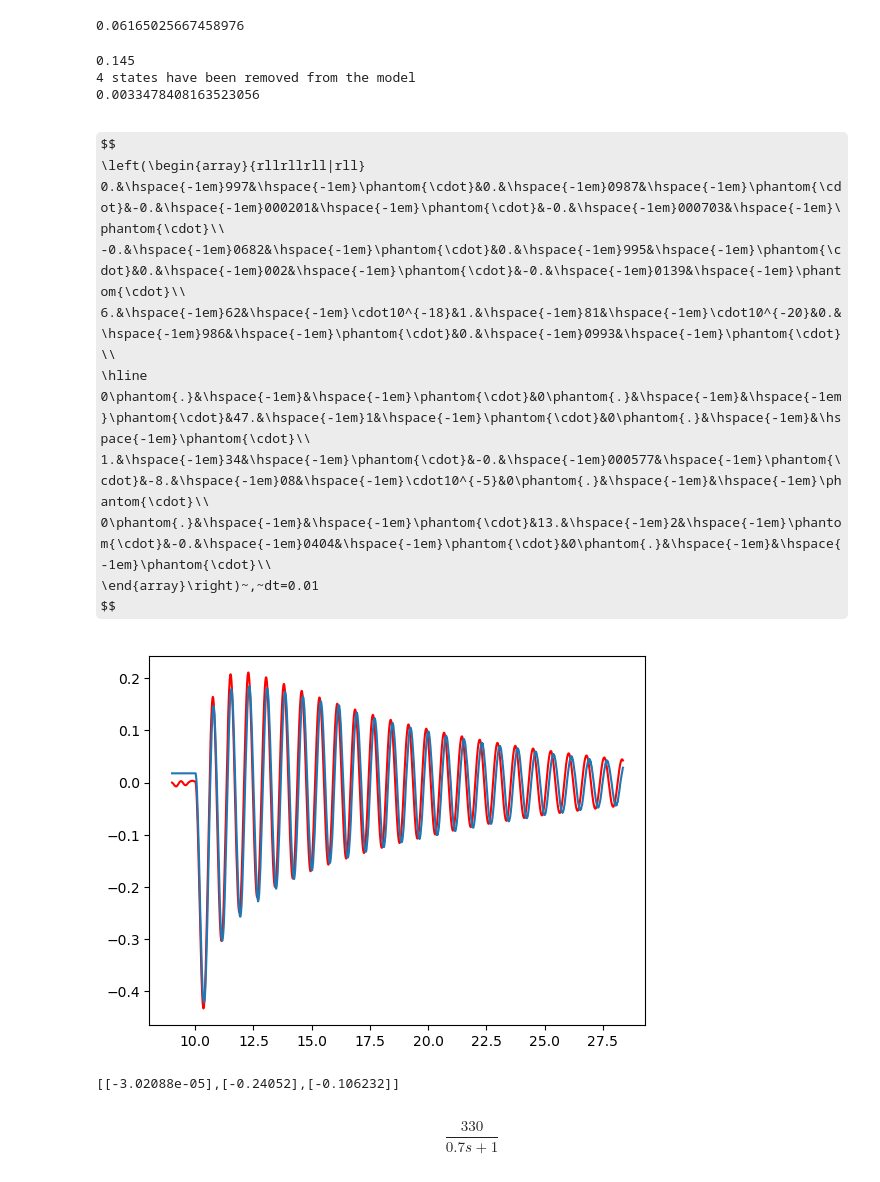
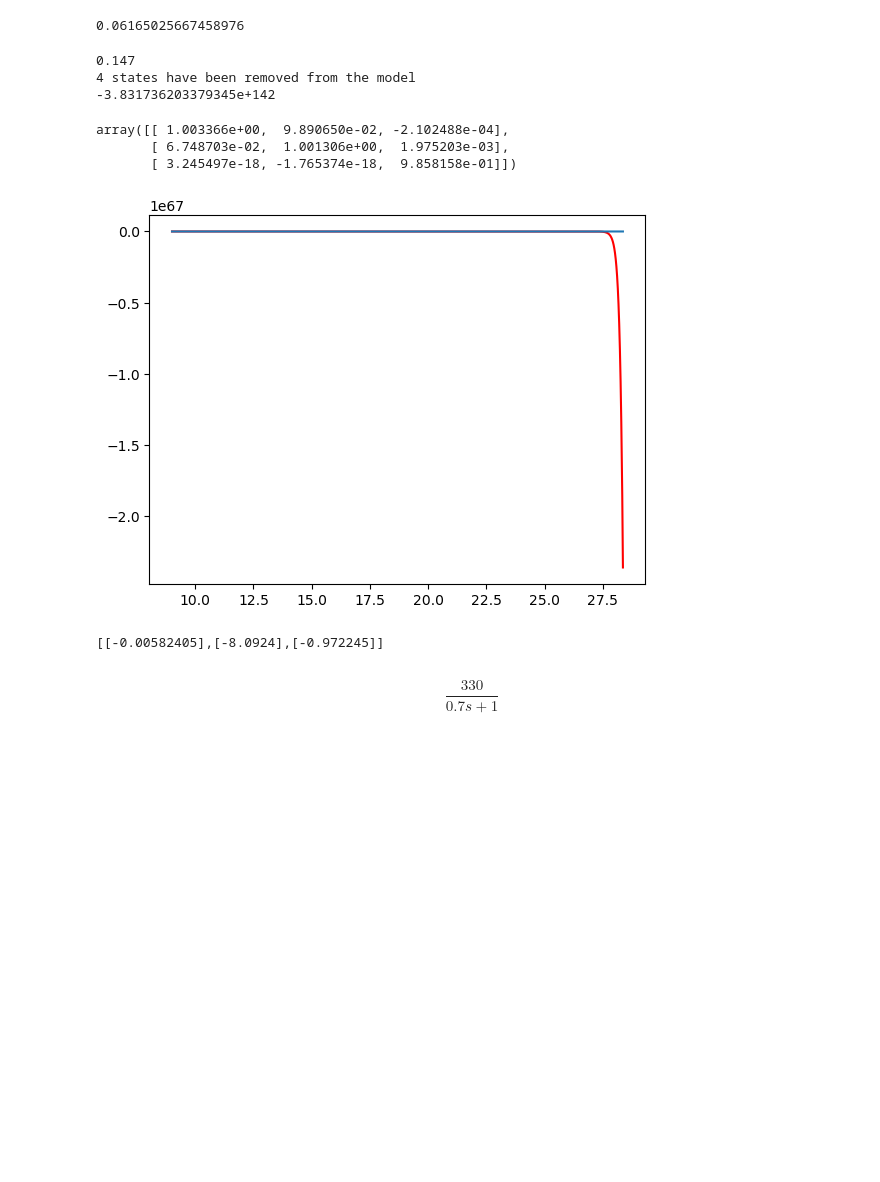
Before and after one commit to 02alexander/companion, a Jupyter notebook: analysis/inv_pend.ipynb, the cells around one changed output. Saved outputs shown, nothing was run; the diff lists cells and outputs as text; code cells hidden in the pictures; some formulas as TeX source; blank space fills up the shorter version.

```diff
--- a/analysis/inv_pend.ipynb
+++ b/analysis/inv_pend.ipynb
@@ -45,53 +45,45 @@ K = 330
 g = 9.81
 #r = (0.150*(mwheel + mmotor) + rcg/1000 * mstang) /(mwheel + mmotor + mstang)
 #r = 0.150 # real distance from axis, but the center of mass is closer to the roation axis
-r = 0.145
+r = 0.147
 print(r)
 
 est_rotratio = rotratio*0.65
 Gmotor = ct.tf([K], [T, 1])
 RtoTheta = ct.tf([-est_rotratio,0], [1, 0.2, -g / r]) * Gmotor
 
 deriv = ct.tf([1,0], [1])
 integral = ct.tf([1], [1, 0])
 
 ident = ct.tf([1], [1])
 sys = ct.minreal(ct.interconnect(
     [ident, Gmotor, RtoTheta, RtoTheta*deriv],
     name="system",
     connections=[
         [(1, 0), (0, 0)],
         [(2, 0), (0, 0)],
         [(3, 0), (0, 0)],
     ],
     inplist=(0, 0),
     outlist=[(1, 0), (2, 0), (3, 0)],
 ))
 sysd = ct.c2d(sys, Ts)
 
 resp = ct.forced_response(sysd, U=control)
 
 npoints = 2000
 plt.plot(ts[:npoints], resp.y[1][:npoints], "red")
 plt.plot(ts[:npoints], pend_angle[:npoints])
 print(resp.y[1][-1])
-sysd
+sysd.A
 # %% [output]
-0.145
+0.147
 4 states have been removed from the model
-0.0033478408163523056
+-3.831736203379345e+142
-$$
-\left(\begin{array}{rllrllrll|rll}
-0.&\hspace{-1em}997&\hspace{-1em}\phantom{\cdot}&0.&\hspace{-1em}0987&\hspace{-1em}\phantom{\cdot}&-0.&\hspace{-1em}000201&\hspace{-1em}\phantom{\cdot}&-0.&\hspace{-1em}000703&\hspace{-1em}\phantom{\cdot}\\
--0.&\hspace{-1em}0682&\hspace{-1em}\phantom{\cdot}&0.&\hspace{-1em}995&\hspace{-1em}\phantom{\cdot}&0.&\hspace{-1em}002&\hspace{-1em}\phantom{\cdot}&-0.&\hspace{-1em}0139&\hspace{-1em}\phantom{\cdot}\\
-6.&\hspace{-1em}62&\hspace{-1em}\cdot10^{-18}&1.&\hspace{-1em}81&\hspace{-1em}\cdot10^{-20}&0.&\hspace{-1em}986&\hspace{-1em}\phantom{\cdot}&0.&\hspace{-1em}0993&\hspace{-1em}\phantom{\cdot}\\
-\hline
-0\phantom{.}&\hspace{-1em}&\hspace{-1em}\phantom{\cdot}&0\phantom{.}&\hspace{-1em}&\hspace{-1em}\phantom{\cdot}&47.&\hspace{-1em}1&\hspace{-1em}\phantom{\cdot}&0\phantom{.}&\hspace{-1em}&\hspace{-1em}\phantom{\cdot}\\
-1.&\hspace{-1em}34&\hspace{-1em}\phantom{\cdot}&-0.&\hspace{-1em}000577&\hspace{-1em}\phantom{\cdot}&-8.&\hspace{-1em}08&\hspace{-1em}\cdot10^{-5}&0\phantom{.}&\hspace{-1em}&\hspace{-1em}\phantom{\cdot}\\
-0\phantom{.}&\hspace{-1em}&\hspace{-1em}\phantom{\cdot}&13.&\hspace{-1em}2&\hspace{-1em}\phantom{\cdot}&-0.&\hspace{-1em}0404&\hspace{-1em}\phantom{\cdot}&0\phantom{.}&\hspace{-1em}&\hspace{-1em}\phantom{\cdot}\\
-\end{array}\right)~,~dt=0.01
-$$
+array([[ 1.003366e+00,  9.890650e-02, -2.102488e-04],
+       [ 6.748703e-02,  1.001306e+00,  1.975203e-03],
+       [ 3.245497e-18, -1.765374e-18,  9.858158e-01]])
-[figure, old version]
+[figure, new version]
 # %%
 G = np.array([
     [1**2, 0.0, 0.0],
@@ -147,12 +139,23 @@ Q: {}.into(),
 R: {}.into(),
     }}
 }}
+
+pub const WHEEL_TIME_CONSTANT: f32 = {:f};
+pub const WHEEL_STATIC_GAIN: f32 = {:f};
+pub const INERTIA_RATIO: f32 = {:f};
+pub const RADIUS: f32 = {:f};
+pub const GRAVITY: f32 = 9.81;
+
 """.format(
     nx,
     ny,
     *(export_mat(a) for a in [sysd.A, sysd.B, sysd.C, sysd.D]),
     export_mat(Q),
     export_mat(R),
+    T,
+    K,
+    est_rotratio,
+    r
 )
 
 out_path = "/home/alexander/prog/companion/common/src/model.rs"
@@ -161,7 +164,7 @@ with open(out_path, "w") as f:
 
 print(export_mat(G@np.linalg.pinv(sysd.C)))
 # %% [output]
-[[-3.02088e-05],[-0.24052],[-0.106232]]
+[[-0.00582405],[-8.0924],[-0.972245]]
 # %%
 Gmotor
 # %% [output]
```
Also changed, not shown: parts of 1 cell of this notebook, 11 other files.
